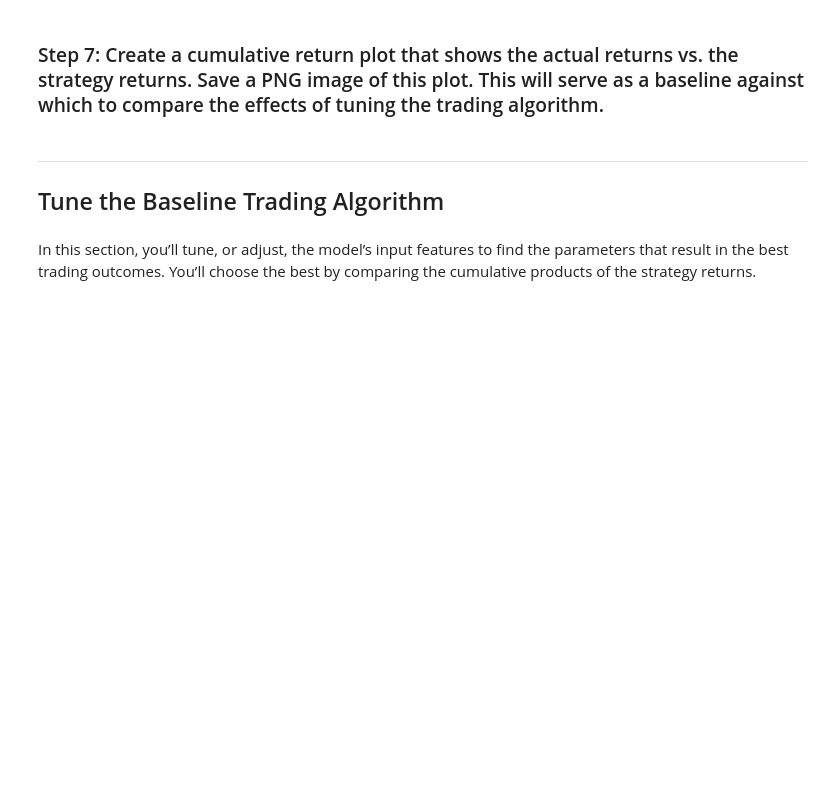
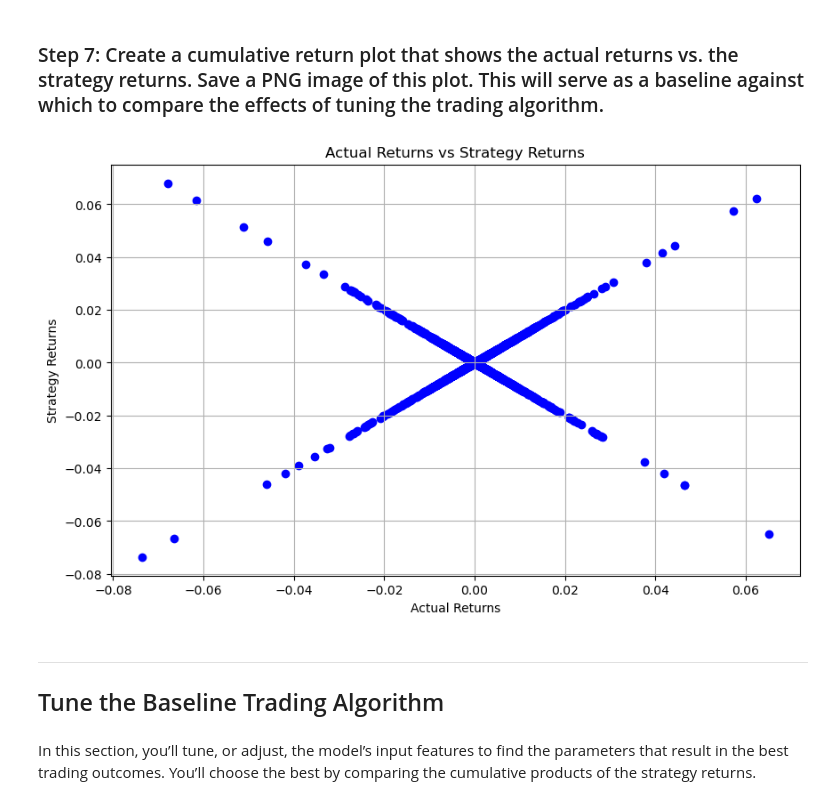
Before and after one commit to FrostyMfasis/Decepticons-machine-learning, a Jupyter notebook: machine_learning_trading_bot.ipynb, the cells around one changed output. Drawn from its saved outputs; the diff is of its cells as text; code cells hidden in the pictures; blank space fills up the shorter version.

```diff
--- a/machine_learning_trading_bot.ipynb
+++ b/machine_learning_trading_bot.ipynb
@@ -385,3 +380,14 @@ display(predictions_df.tail())
+# %%
+# Plot the actual returns versus the strategy returns
+plt.figure(figsize=(10, 6))
+plt.scatter(predictions_df['Actual Returns'], predictions_df['Strategy Returns'], color='blue')
+plt.xlabel('Actual Returns')
+plt.ylabel('Strategy Returns')
+plt.title('Actual Returns vs Strategy Returns')
+plt.grid(True)
+plt.show()
+# %% [output]
+[figure, added]
 # %% [markdown]
 ---
 
```
Also changed, not shown: parts of 9 cells of this notebook, 4 other files.
